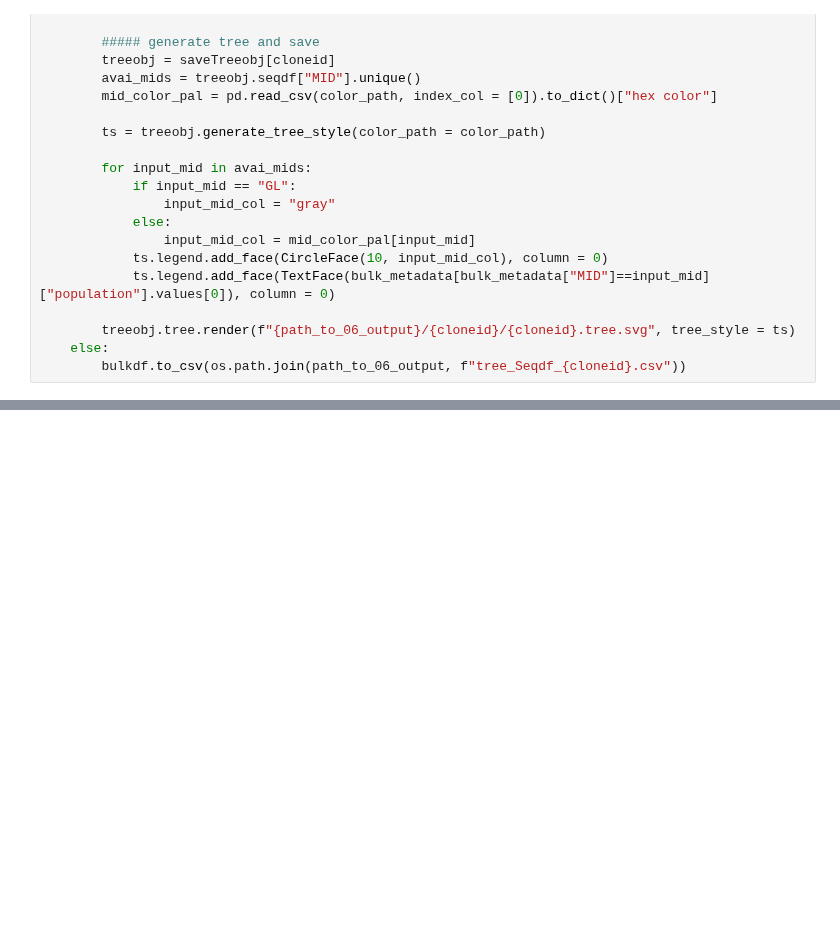
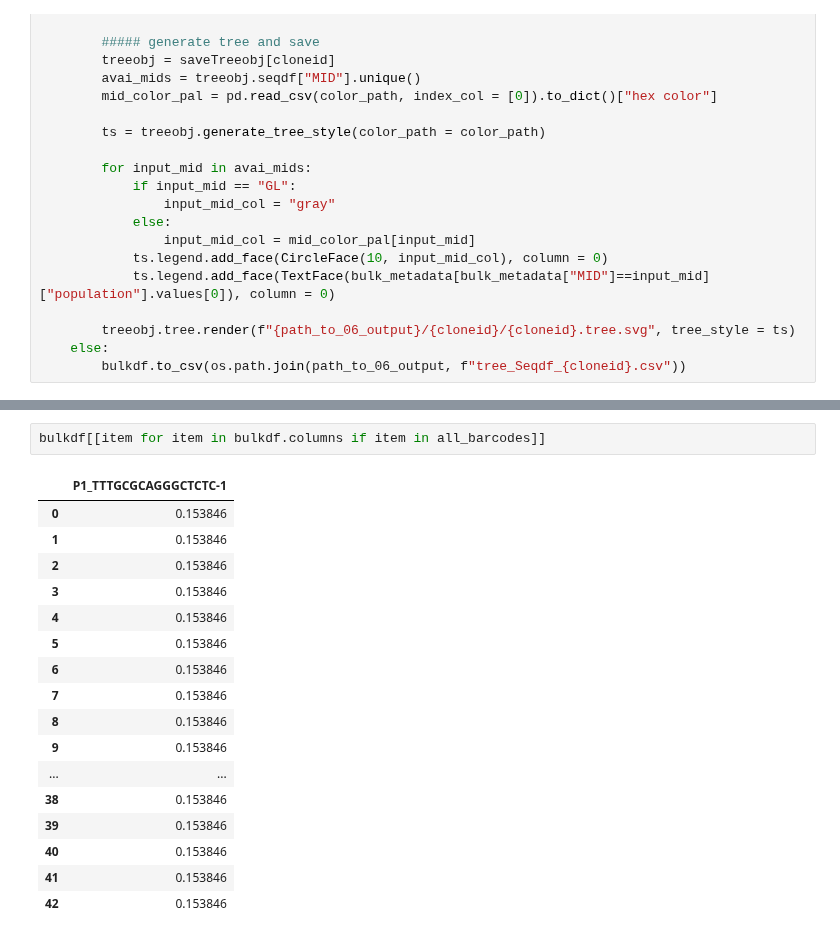
Before and after one commit to hieunguyen4193/sc_bulk_BCR_data_analysis, a Jupyter notebook: Tree06_single_cell_clones_and_bulk_trees_distance_240805_240826.ipynb, the cells around one changed output, grey strips where cells are left out. Cells and saved outputs as stored; diff of their text form; blank space fills up the shorter version.

```diff
--- a/Tree06_single_cell_clones_and_bulk_trees_distance_240805_240826.ipynb
+++ b/Tree06_single_cell_clones_and_bulk_trees_distance_240805_240826.ipynb
@@ -190,0 +195,20 @@ plt.show()
+# %%
+bulkdf[[item for item in bulkdf.columns if item in all_barcodes]]
+# %% [output]
+|  | P1_TTTGCGCAGGGCTCTC-1 |
+| 0 | 0.153846 |
+| 1 | 0.153846 |
+| 2 | 0.153846 |
+| 3 | 0.153846 |
+| 4 | 0.153846 |
+| 5 | 0.153846 |
+| 6 | 0.153846 |
+| 7 | 0.153846 |
+| 8 | 0.153846 |
+| 9 | 0.153846 |
+| ... | ... |
+| 38 | 0.153846 |
+| 39 | 0.153846 |
+| 40 | 0.153846 |
+| 41 | 0.153846 |
+| 42 | 0.153846 |
```
Also changed, not shown: parts of 2 cells of this notebook.
